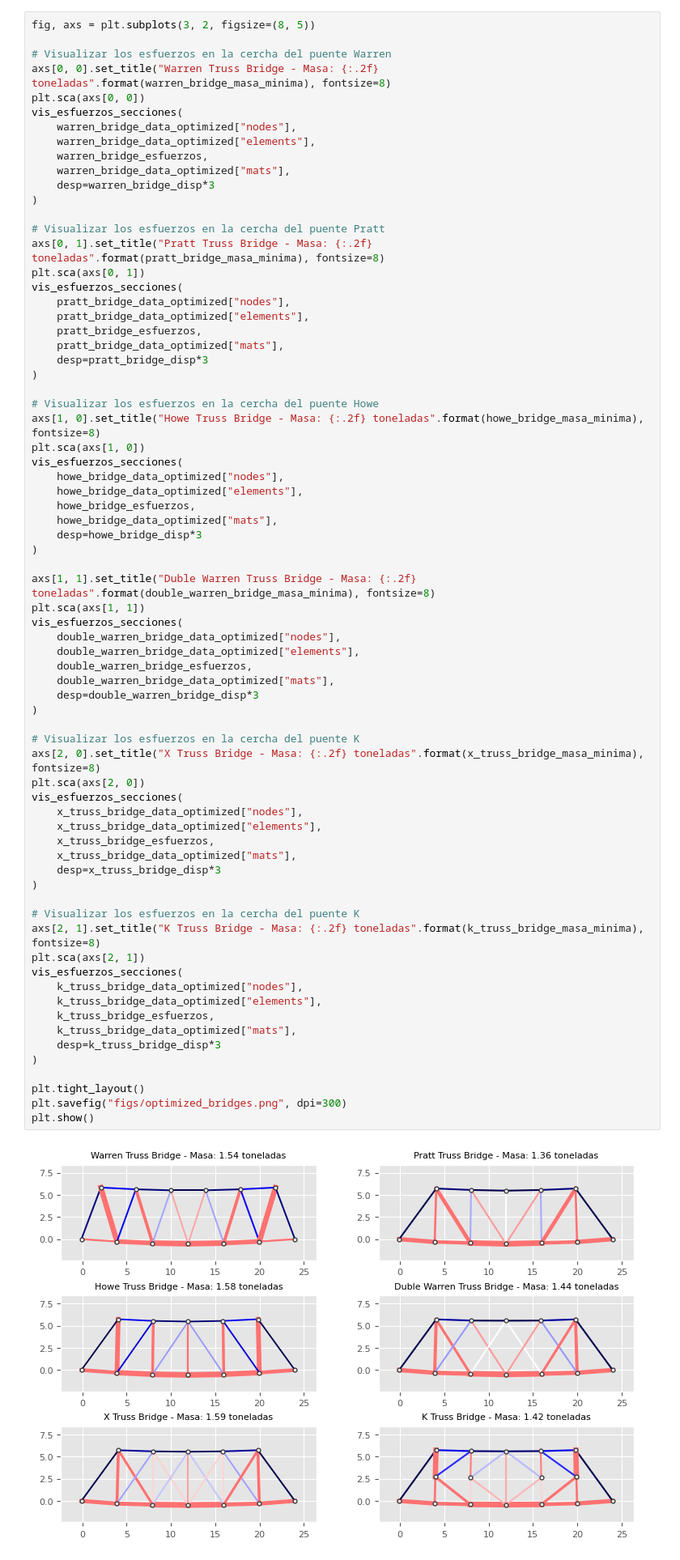
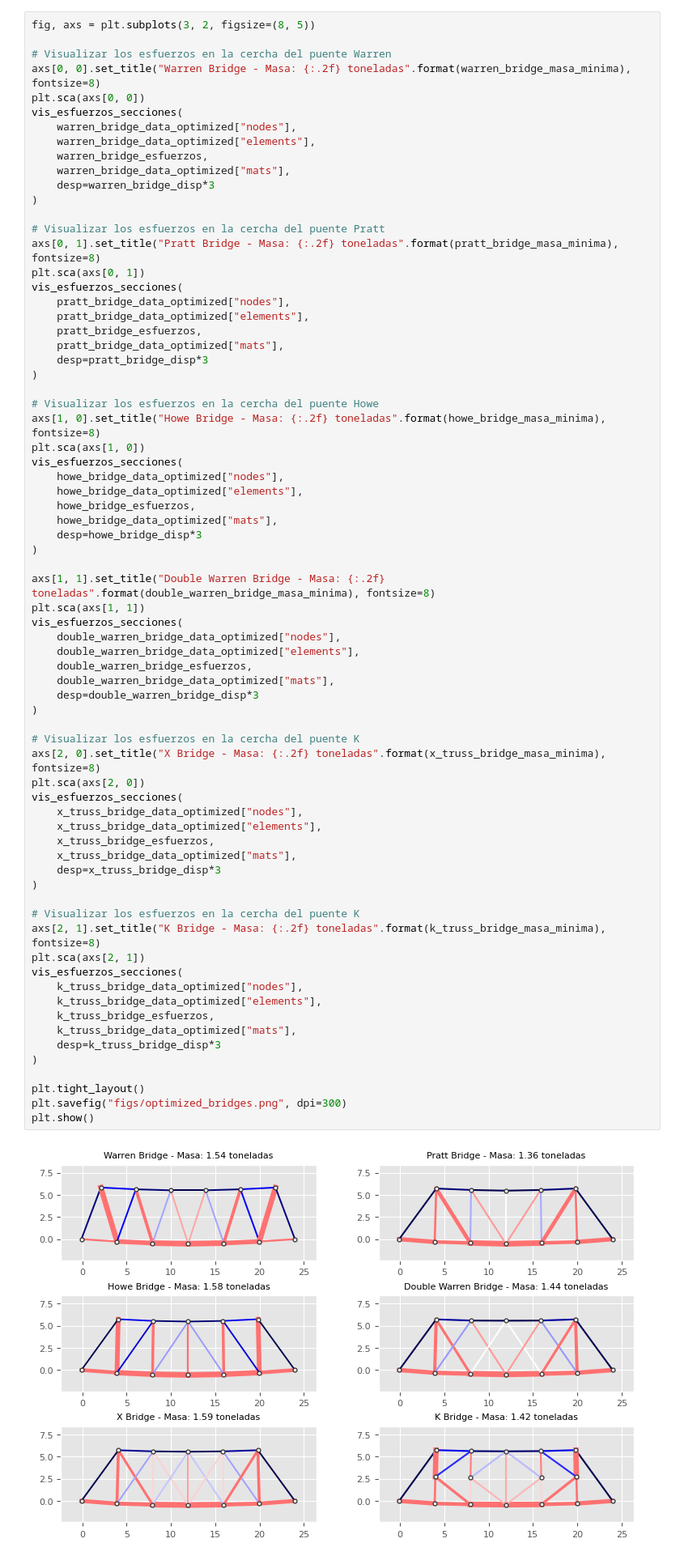
Before and after one commit to oscar-rincon/trusses_analysis, a Jupyter notebook: main/optimization/bridges_optimization.ipynb, the cells around one changed output. Shown at 81% size. Cells and saved outputs as stored; diff of their text form.

```diff
--- a/main/optimization/bridges_optimization.ipynb
+++ b/main/optimization/bridges_optimization.ipynb
@@ -153,7 +153,7 @@ A continuación se presenta el código utilizado para generar estas visualizacio
 fig, axs = plt.subplots(3, 2, figsize=(8, 5))
 
 # Visualizar los esfuerzos en la cercha del puente Warren
-axs[0, 0].set_title("Warren Truss Bridge - Masa: {:.2f} toneladas".format(warren_bridge_masa_minima), fontsize=8)
+axs[0, 0].set_title("Warren Bridge - Masa: {:.2f} toneladas".format(warren_bridge_masa_minima), fontsize=8)
 plt.sca(axs[0, 0])
 vis_esfuerzos_secciones(
     warren_bridge_data_optimized["nodes"],
@@ -164,7 +164,7 @@ vis_esfuerzos_secciones(
 )
 
 # Visualizar los esfuerzos en la cercha del puente Pratt
-axs[0, 1].set_title("Pratt Truss Bridge - Masa: {:.2f} toneladas".format(pratt_bridge_masa_minima), fontsize=8)
+axs[0, 1].set_title("Pratt Bridge - Masa: {:.2f} toneladas".format(pratt_bridge_masa_minima), fontsize=8)
 plt.sca(axs[0, 1])
 vis_esfuerzos_secciones(
     pratt_bridge_data_optimized["nodes"],
@@ -175,7 +175,7 @@ vis_esfuerzos_secciones(
 )
 
 # Visualizar los esfuerzos en la cercha del puente Howe
-axs[1, 0].set_title("Howe Truss Bridge - Masa: {:.2f} toneladas".format(howe_bridge_masa_minima), fontsize=8)
+axs[1, 0].set_title("Howe Bridge - Masa: {:.2f} toneladas".format(howe_bridge_masa_minima), fontsize=8)
 plt.sca(axs[1, 0])
 vis_esfuerzos_secciones(
     howe_bridge_data_optimized["nodes"],
@@ -185,43 +185,43 @@ vis_esfuerzos_secciones(
     desp=howe_bridge_disp*3
 )
 
-axs[1, 1].set_title("Duble Warren Truss Bridge - Masa: {:.2f} toneladas".format(double_warren_bridge_masa_minima), fontsize=8)
+axs[1, 1].set_title("Double Warren Bridge - Masa: {:.2f} toneladas".format(double_warren_bridge_masa_minima), fontsize=8)
 plt.sca(axs[1, 1])
 vis_esfuerzos_secciones(
     double_warren_bridge_data_optimized["nodes"],
     double_warren_bridge_data_optimized["elements"],
     double_warren_bridge_esfuerzos,
     double_warren_bridge_data_optimized["mats"],
     desp=double_warren_bridge_disp*3
 )
 
 # Visualizar los esfuerzos en la cercha del puente K
-axs[2, 0].set_title("X Truss Bridge - Masa: {:.2f} toneladas".format(x_truss_bridge_masa_minima), fontsize=8)
+axs[2, 0].set_title("X Bridge - Masa: {:.2f} toneladas".format(x_truss_bridge_masa_minima), fontsize=8)
 plt.sca(axs[2, 0])
 vis_esfuerzos_secciones(
     x_truss_bridge_data_optimized["nodes"],
     x_truss_bridge_data_optimized["elements"],
     x_truss_bridge_esfuerzos,
     x_truss_bridge_data_optimized["mats"],
     desp=x_truss_bridge_disp*3
 )
 
 # Visualizar los esfuerzos en la cercha del puente K
-axs[2, 1].set_title("K Truss Bridge - Masa: {:.2f} toneladas".format(k_truss_bridge_masa_minima), fontsize=8)
+axs[2, 1].set_title("K Bridge - Masa: {:.2f} toneladas".format(k_truss_bridge_masa_minima), fontsize=8)
 plt.sca(axs[2, 1])
 vis_esfuerzos_secciones(
     k_truss_bridge_data_optimized["nodes"],
     k_truss_bridge_data_optimized["elements"],
     k_truss_bridge_esfuerzos,
     k_truss_bridge_data_optimized["mats"],
     desp=k_truss_bridge_disp*3
 )
 
 plt.tight_layout()
 plt.savefig("figs/optimized_bridges.png", dpi=300)
 plt.show()
 # %% [output]
-[figure, old version]
+[figure, new version]
 # %%
 # Crear una figura con subplots para cada puente
 fig, axs = plt.subplots(3, 2, figsize=(10, 5))
```
Also changed, not shown: parts of 1 cell of this notebook, 1 other file.
